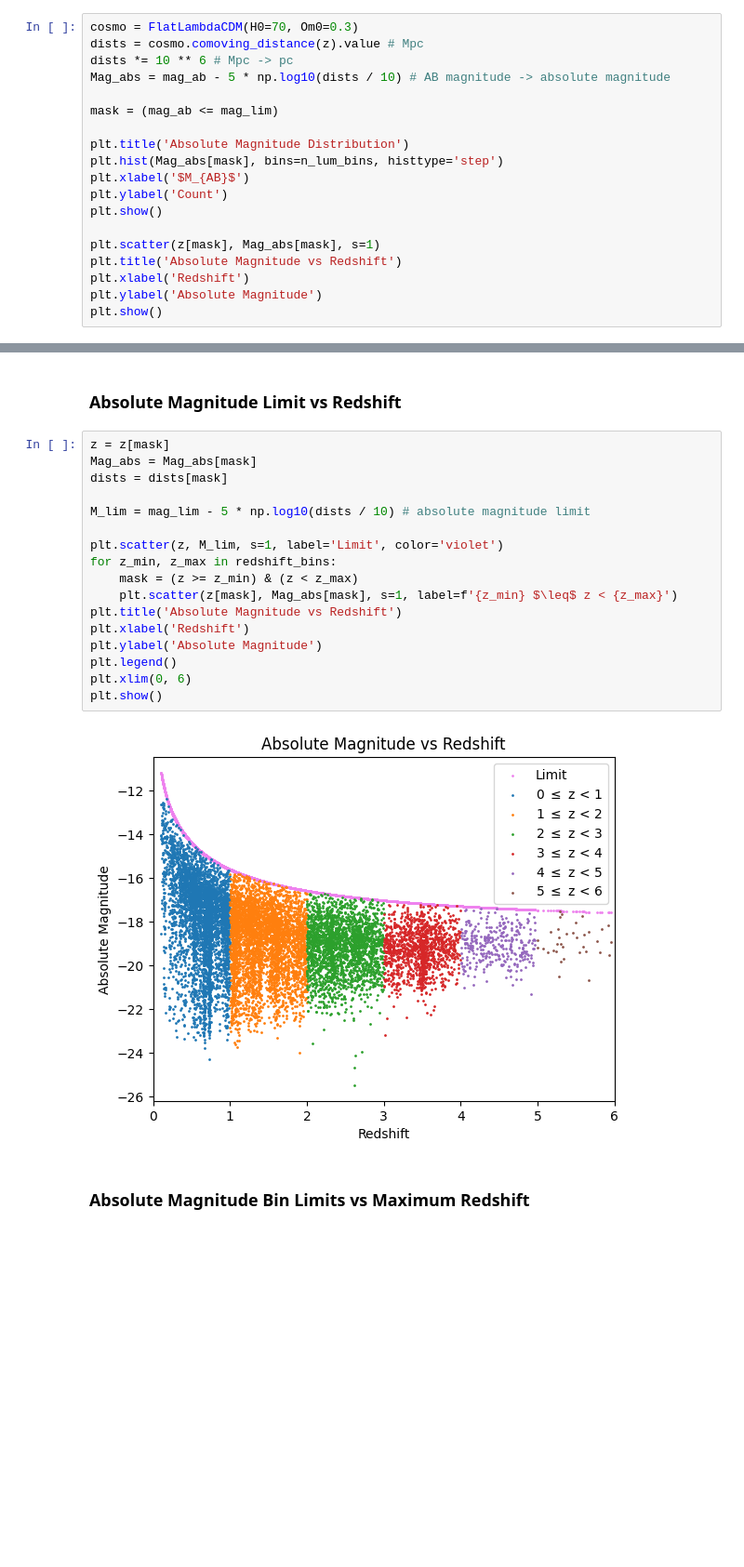
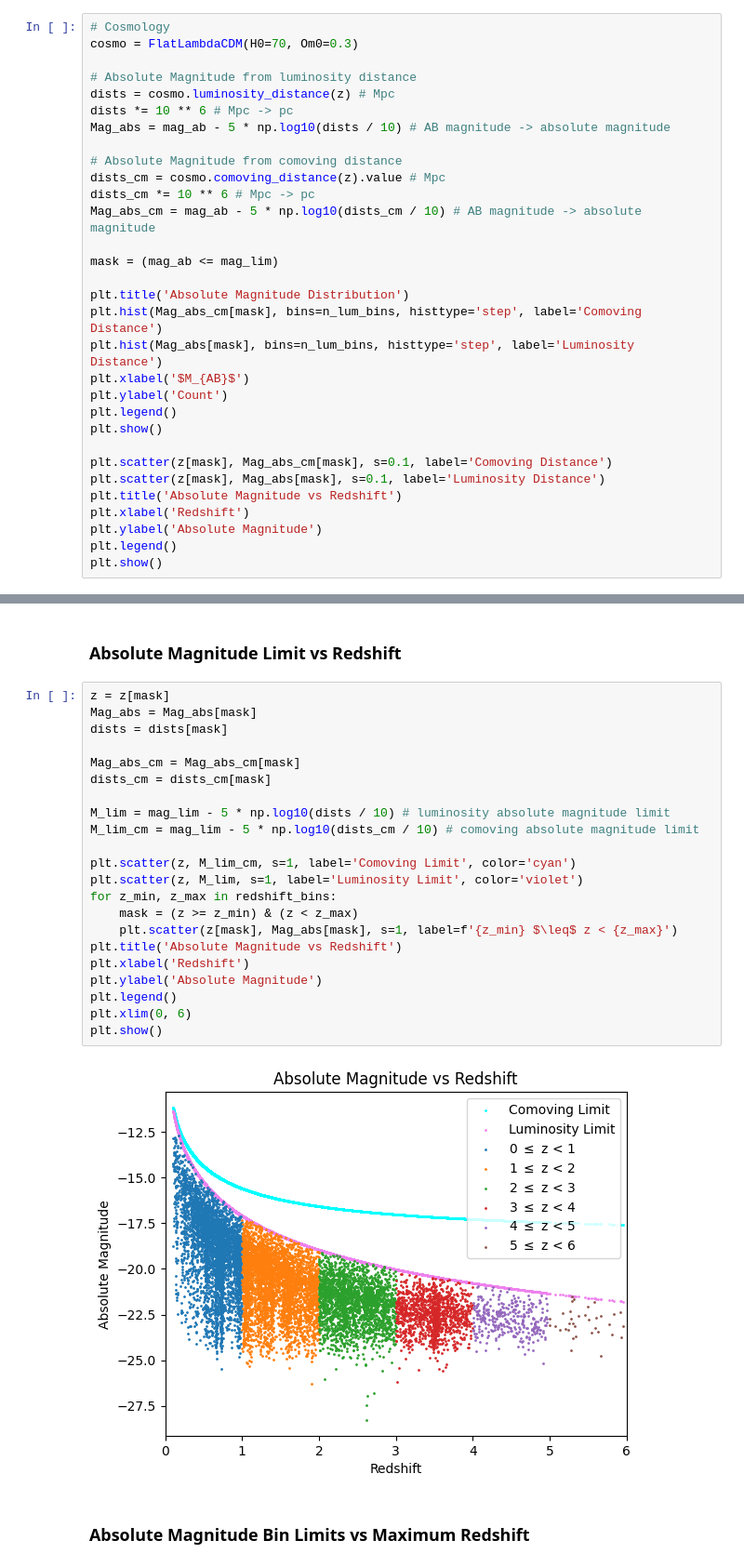
Before and after one commit to daniel-lyon/MPhil-Code, a Jupyter notebook: LUMFUNCS/vmax.ipynb, the cells around one changed output, grey strips where cells are left out. Shown: that part at 93% size. Saved outputs shown, nothing was run; the diff lists cells and outputs as text; blank space fills up the shorter version.

```diff
--- a/LUMFUNCS/vmax.ipynb
+++ b/LUMFUNCS/vmax.ipynb
@@ -76,22 +78,34 @@ plt.show()
 # %% [markdown]
 ### Absolute Magnitude Distributions
 # %%
+# Cosmology
 cosmo = FlatLambdaCDM(H0=70, Om0=0.3)
-dists = cosmo.comoving_distance(z).value # Mpc
+
+# Absolute Magnitude from luminosity distance
+dists = cosmo.luminosity_distance(z) # Mpc
 dists *= 10 ** 6 # Mpc -> pc
 Mag_abs = mag_ab - 5 * np.log10(dists / 10) # AB magnitude -> absolute magnitude
+
+# Absolute Magnitude from comoving distance
+dists_cm = cosmo.comoving_distance(z).value # Mpc
+dists_cm *= 10 ** 6 # Mpc -> pc
+Mag_abs_cm = mag_ab - 5 * np.log10(dists_cm / 10) # AB magnitude -> absolute magnitude
 
 mask = (mag_ab <= mag_lim)
 
 plt.title('Absolute Magnitude Distribution')
-plt.hist(Mag_abs[mask], bins=n_lum_bins, histtype='step')
+plt.hist(Mag_abs_cm[mask], bins=n_lum_bins, histtype='step', label='Comoving Distance')
+plt.hist(Mag_abs[mask], bins=n_lum_bins, histtype='step', label='Luminosity Distance')
 plt.xlabel('$M_{AB}$')
 plt.ylabel('Count')
+plt.legend()
 plt.show()
 
-plt.scatter(z[mask], Mag_abs[mask], s=1)
+plt.scatter(z[mask], Mag_abs_cm[mask], s=0.1, label='Comoving Distance')
+plt.scatter(z[mask], Mag_abs[mask], s=0.1, label='Luminosity Distance')
 plt.title('Absolute Magnitude vs Redshift')
 plt.xlabel('Redshift')
 plt.ylabel('Absolute Magnitude')
+plt.legend()
 plt.show()
 # %% [output]
@@ -102,22 +116,27 @@ plt.show()
 # %%
 z = z[mask]
 Mag_abs = Mag_abs[mask]
 dists = dists[mask]
 
-M_lim = mag_lim - 5 * np.log10(dists / 10) # absolute magnitude limit
+Mag_abs_cm = Mag_abs_cm[mask]
+dists_cm = dists_cm[mask]
 
-plt.scatter(z, M_lim, s=1, label='Limit', color='violet')
+M_lim = mag_lim - 5 * np.log10(dists / 10) # luminosity absolute magnitude limit
+M_lim_cm = mag_lim - 5 * np.log10(dists_cm / 10) # comoving absolute magnitude limit
+
+plt.scatter(z, M_lim_cm, s=1, label='Comoving Limit', color='cyan')
+plt.scatter(z, M_lim, s=1, label='Luminosity Limit', color='violet')
 for z_min, z_max in redshift_bins:
     mask = (z >= z_min) & (z < z_max)
     plt.scatter(z[mask], Mag_abs[mask], s=1, label=f'{z_min} $\leq$ z < {z_max}')
 plt.title('Absolute Magnitude vs Redshift')
 plt.xlabel('Redshift')
 plt.ylabel('Absolute Magnitude')
 plt.legend()
 plt.xlim(0, 6)
 plt.show()
 # %% [output]
-[figure, old version]
+[figure, new version]
 # %% [markdown]
 ### Absolute Magnitude Bin Limits vs Maximum Redshift
 # %%
```
Also changed, not shown: parts of 9 cells of this notebook.
